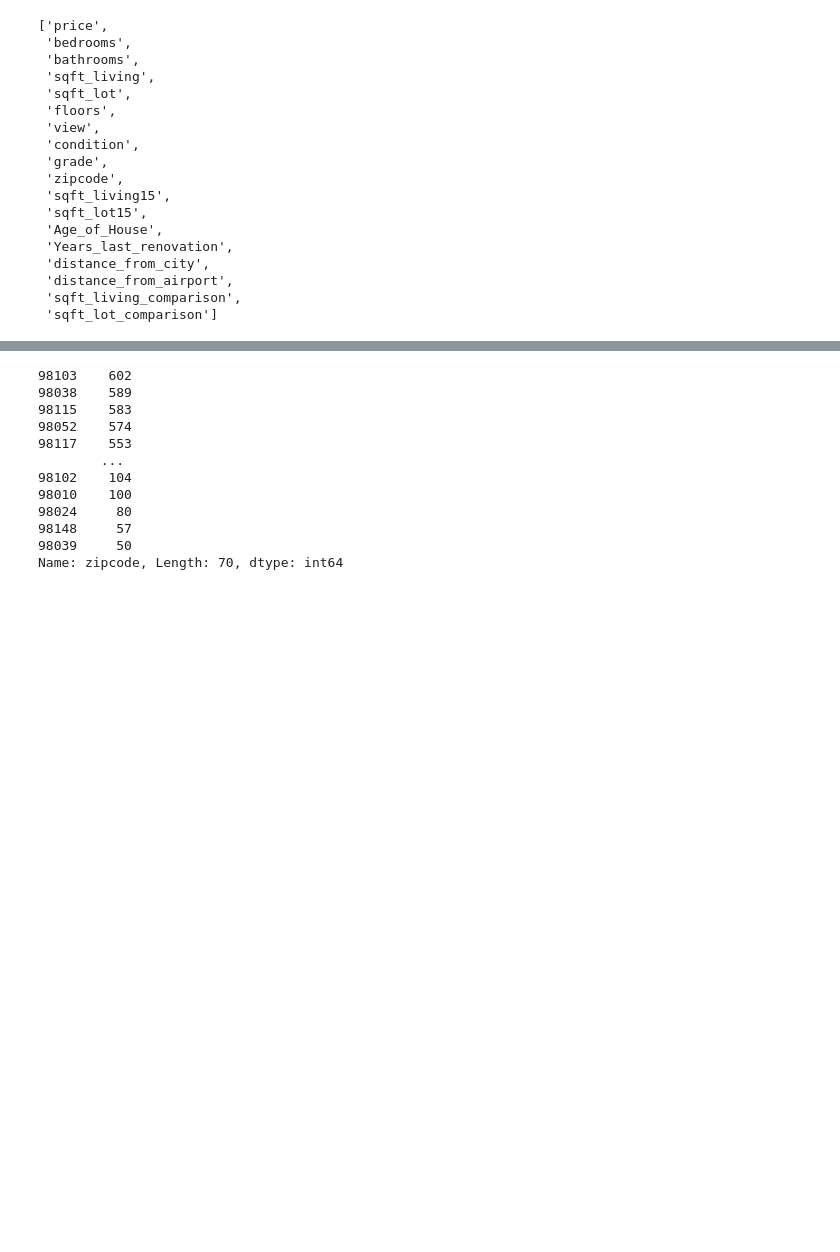
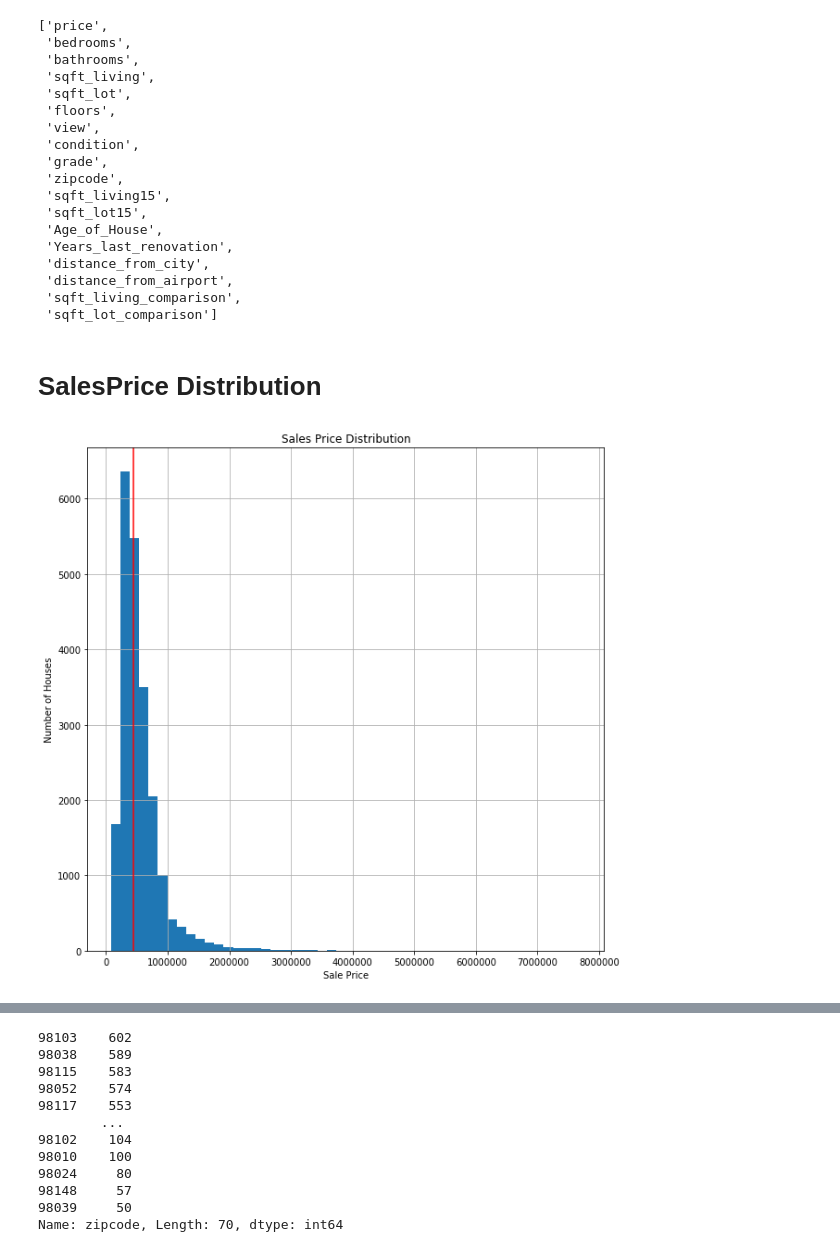
Before and after one commit to megan91292/dsc-mod-2-project-v2-1-onl01-dtsc-ft-041320, a Jupyter notebook: Exploring & Transforming my Data.ipynb, the cells around one changed output, grey strips where cells are left out. Cells and saved outputs as stored; diff of their text form; code cells hidden in the pictures; blank space fills up the shorter version.

```diff
--- a/Exploring & Transforming my Data.ipynb
+++ b/Exploring & Transforming my Data.ipynb
@@ -101,0 +111,12 @@ numerical_cols
+# %% [markdown]
+# SalesPrice Distribution
+# %%
+
+salesprice = df["price"]
+salesprice.hist(figsize=(10,10),bins = 50);
+plt.title("Sales Price Distribution");
+plt.xlabel("Sale Price");
+plt.ylabel("Number of Houses");
+plt.axvline(salesprice.median(), color = 'red');
+# %% [output]
+[figure, added]
```
Also changed, not shown: parts of 55 cells of this notebook, 3 other files.
